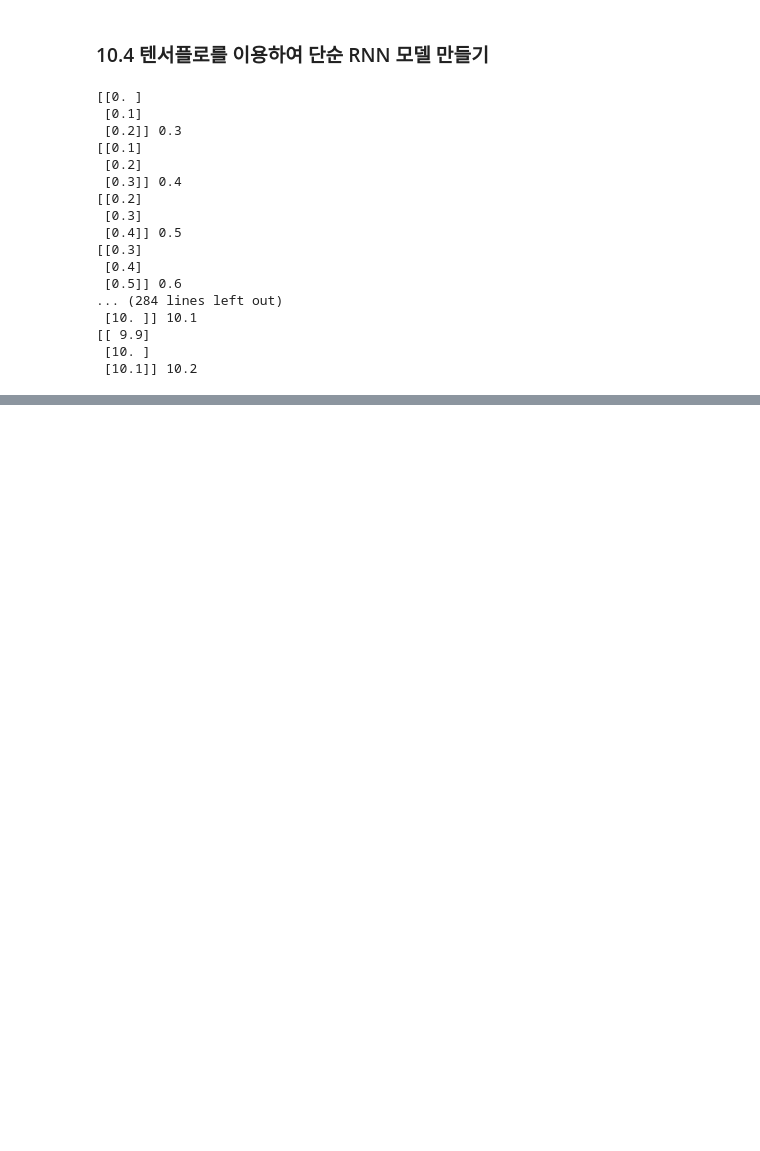
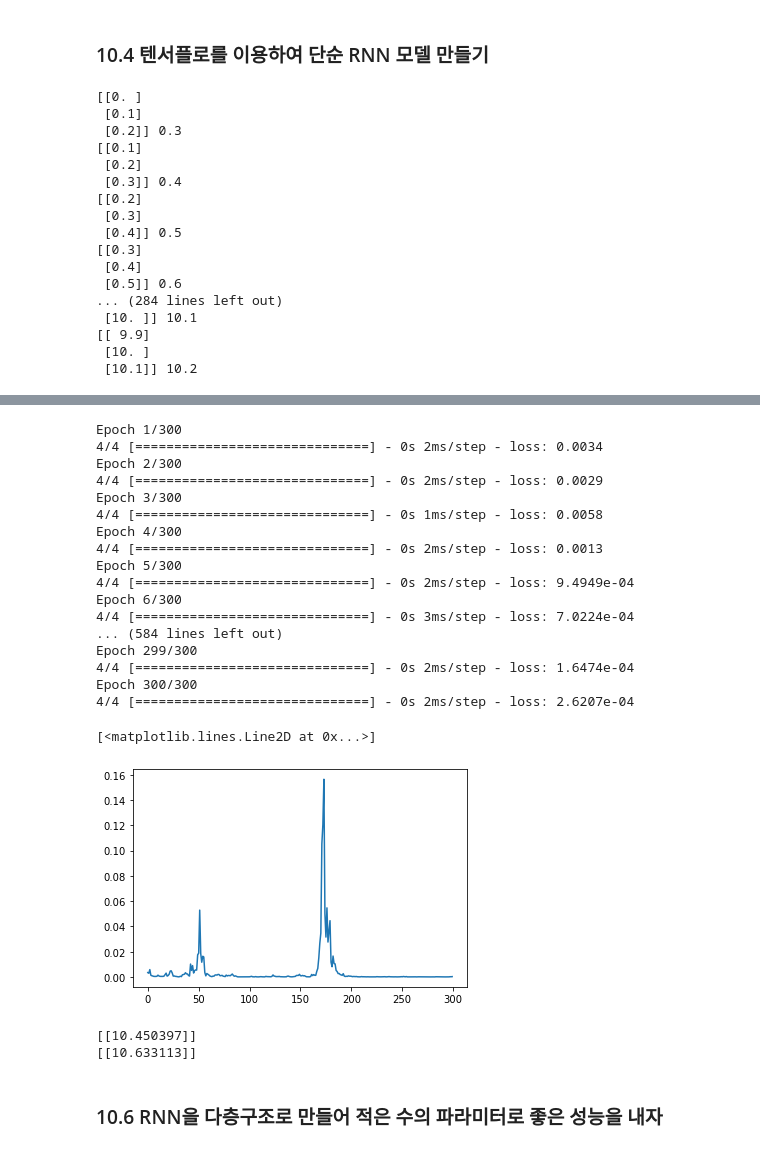
Before and after one commit to soeunida/chapter_ten, a Jupyter notebook: ch10.ipynb, the cells around one changed output, grey strips where cells are left out. Drawn from its saved outputs; the diff is of its cells as text; code cells hidden in the pictures; blank space fills up the shorter version.

```diff
--- a/ch10.ipynb
+++ b/ch10.ipynb
@@ -43,0 +114,10 @@ for i in range(len(X)):
+# %%
+# 유닛의 수를 256개로 대폭 늘여서 개선된 모델
+model256 = tf.keras.Sequential([
+    tf.keras.layers.SimpleRNN(units = 256, return_sequences=False,
+                              input_shape=[3, 1]),
+    tf.keras.layers.Dense(1)
+])
+
+model256.compile(optimizer ='adam', loss = 'mse')
+model256.summary()
@@ -43,0 +138,32 @@ for i in range(len(X)):
+# %%
+history = model256.fit(X, Y, epochs=300)
+import matplotlib.pyplot as plt
+plt.plot(history.history['loss'])
+# %% [output]
+Epoch 1/300
+4/4 [==============================] - 0s 2ms/step - loss: 0.0034
+Epoch 2/300
+4/4 [==============================] - 0s 2ms/step - loss: 0.0029
+Epoch 3/300
+4/4 [==============================] - 0s 1ms/step - loss: 0.0058
+Epoch 4/300
+4/4 [==============================] - 0s 2ms/step - loss: 0.0013
+Epoch 5/300
+4/4 [==============================] - 0s 2ms/step - loss: 9.4949e-04
+Epoch 6/300
+4/4 [==============================] - 0s 3ms/step - loss: 7.0224e-04
+... (584 lines left out)
+Epoch 299/300
+4/4 [==============================] - 0s 2ms/step - loss: 1.6474e-04
+Epoch 300/300
+4/4 [==============================] - 0s 2ms/step - loss: 2.6207e-04
+[<matplotlib.lines.Line2D at 0x...>]
+[figure, added]
+# %%
+print(model256.predict(np.array([[[10.2], [10.3], [10.4]]])))
+print(model256.predict(np.array([[[10.4], [10.5], [10.6]]])))
+# %% [output]
+[[10.450397]]
+[[10.633113]]
+# %% [markdown]
+### 10.6 RNN을 다층구조로 만들어 적은 수의 파라미터로 좋은 성능을 내자
```
Also changed, not shown: parts of 20 cells of this notebook.
